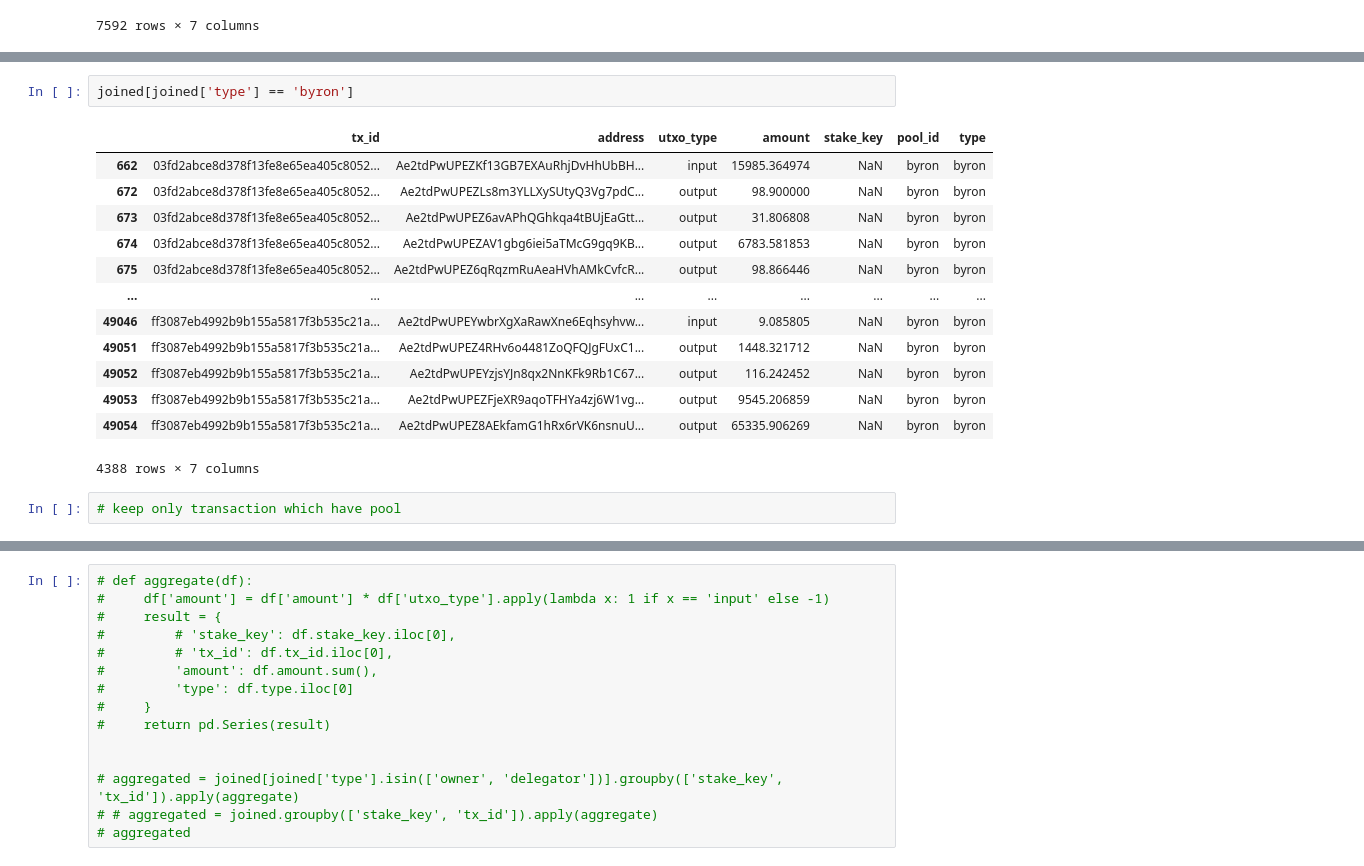
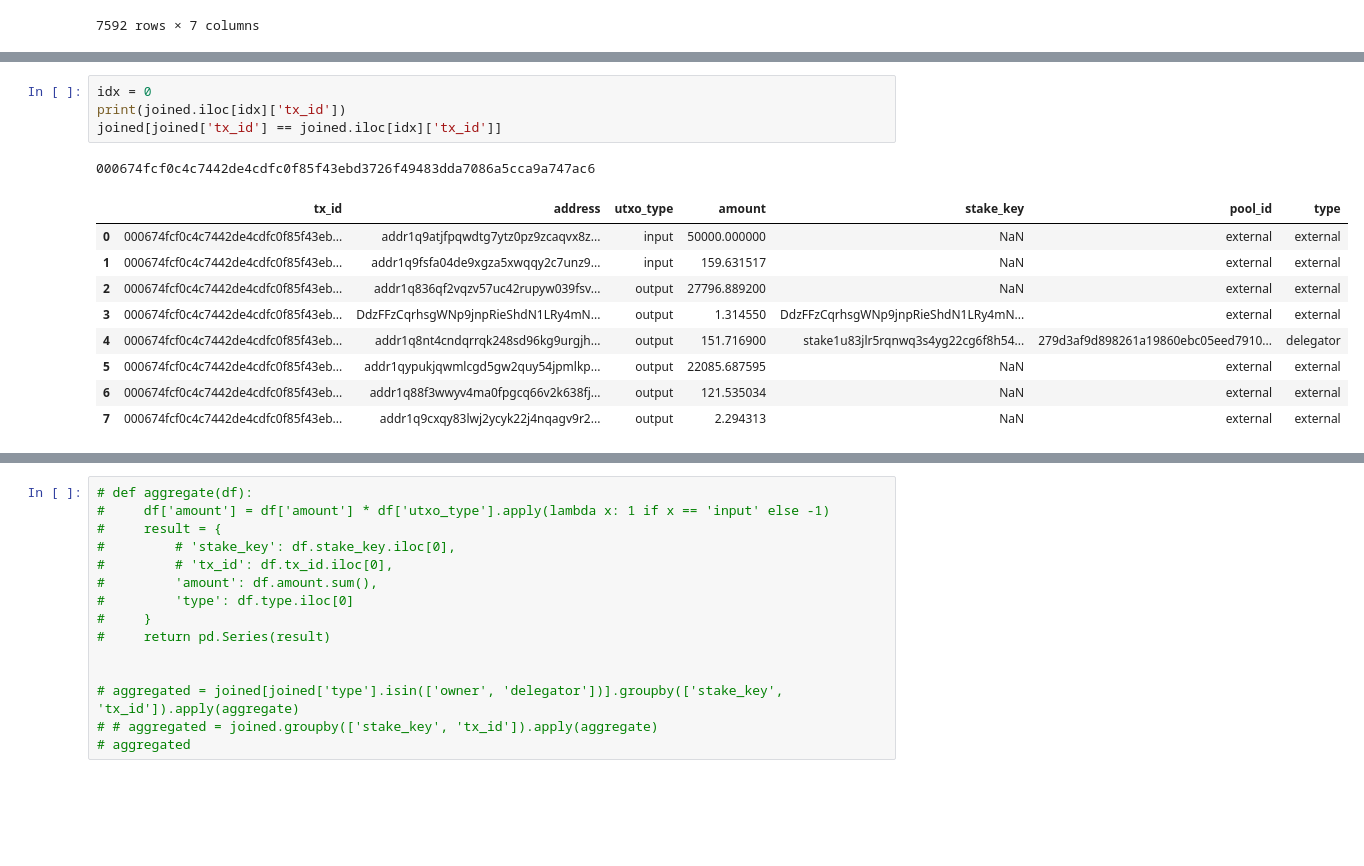
Before and after one commit to alvail/caa-cardano-exchanges, a Jupyter notebook: notebooks/binance.ipynb, the cells around one changed output, grey strips where cells are left out. Saved outputs shown, nothing was run; the diff lists cells and outputs as text; blank space fills up the shorter version.

```diff
--- a/notebooks/binance.ipynb
+++ b/notebooks/binance.ipynb
@@ -183,19 +170,16 @@ joined
 41677 rows × 7 columns
-# %%
-joined[joined['type'] == 'byron']
-# %% [output]
-|  | tx_id | address | utxo_type | amount | stake_key | pool_id | type |
-| 662 | 03fd2abce8d378f13fe8e65ea405c8052... | Ae2tdPwUPEZKf13GB7EXAuRhjDvHhUbBH... | input | 15985.364974 | NaN | byron | byron |
-| 672 | 03fd2abce8d378f13fe8e65ea405c8052... | Ae2tdPwUPEZLs8m3YLLXySUtyQ3Vg7pdC... | output | 98.900000 | NaN | byron | byron |
-| 673 | 03fd2abce8d378f13fe8e65ea405c8052... | Ae2tdPwUPEZ6avAPhQGhkqa4tBUjEaGtt... | output | 31.806808 | NaN | byron | byron |
-| 674 | 03fd2abce8d378f13fe8e65ea405c8052... | Ae2tdPwUPEZAV1gbg6iei5aTMcG9gq9KB... | output | 6783.581853 | NaN | byron | byron |
-| 675 | 03fd2abce8d378f13fe8e65ea405c8052... | Ae2tdPwUPEZ6qRqzmRuAeaHVhAMkCvfcR... | output | 98.866446 | NaN | byron | byron |
-| ... | ... | ... | ... | ... | ... | ... | ... |
-| 49046 | ff3087eb4992b9b155a5817f3b535c21a... | Ae2tdPwUPEYwbrXgXaRawXne6Eqhsyhvw... | input | 9.085805 | NaN | byron | byron |
-| 49051 | ff3087eb4992b9b155a5817f3b535c21a... | Ae2tdPwUPEZ4RHv6o4481ZoQFQJgFUxC1... | output | 1448.321712 | NaN | byron | byron |
-| 49052 | ff3087eb4992b9b155a5817f3b535c21a... | Ae2tdPwUPEYzjsYJn8qx2NnKFk9Rb1C67... | output | 116.242452 | NaN | byron | byron |
-| 49053 | ff3087eb4992b9b155a5817f3b535c21a... | Ae2tdPwUPEZFjeXR9aqoTFHYa4zj6W1vg... | output | 9545.206859 | NaN | byron | byron |
-| 49054 | ff3087eb4992b9b155a5817f3b535c21a... | Ae2tdPwUPEZ8AEkfamG1hRx6rVK6nsnuU... | output | 65335.906269 | NaN | byron | byron |
-4388 rows × 7 columns
-# %%
-# keep only transaction which have pool
+# %%
+idx = 0
+print(joined.iloc[idx]['tx_id'])
+joined[joined['tx_id'] == joined.iloc[idx]['tx_id']]
+# %% [output]
+000674fcf0c4c7442de4cdfc0f85f43ebd3726f49483dda7086a5cca9a747ac6
+|  | tx_id | address | utxo_type | amount | stake_key | pool_id | type |
+| 0 | 000674fcf0c4c7442de4cdfc0f85f43eb... | addr1q9atjfpqwdtg7ytz0pz9zcaqvx8z... | input | 50000.000000 | NaN | external | external |
+| 1 | 000674fcf0c4c7442de4cdfc0f85f43eb... | addr1q9fsfa04de9xgza5xwqqy2c7unz9... | input | 159.631517 | NaN | external | external |
+| 2 | 000674fcf0c4c7442de4cdfc0f85f43eb... | addr1q836qf2vqzv57uc42rupyw039fsv... | output | 27796.889200 | NaN | external | external |
+| 3 | 000674fcf0c4c7442de4cdfc0f85f43eb... | DdzFFzCqrhsgWNp9jnpRieShdN1LRy4mN... | output | 1.314550 | DdzFFzCqrhsgWNp9jnpRieShdN1LRy4mN... | external | external |
+| 4 | 000674fcf0c4c7442de4cdfc0f85f43eb... | addr1q8nt4cndqrrqk248sd96kg9urgjh... | output | 151.716900 | stake1u83jlr5rqnwq3s4yg22cg6f8h54... | 279d3af9d898261a19860ebc05eed7910... | delegator |
+| 5 | 000674fcf0c4c7442de4cdfc0f85f43eb... | addr1qypukjqwmlcgd5gw2quy54jpmlkp... | output | 22085.687595 | NaN | external | external |
+| 6 | 000674fcf0c4c7442de4cdfc0f85f43eb... | addr1q88f3wwyv4ma0fpgcq66v2k638fj... | output | 121.535034 | NaN | external | external |
+| 7 | 000674fcf0c4c7442de4cdfc0f85f43eb... | addr1q9cxqy83lwj2ycyk22j4nqagv9r2... | output | 2.294313 | NaN | external | external |
```
Also changed, not shown: parts of 20 cells of this notebook, 7 other files.
